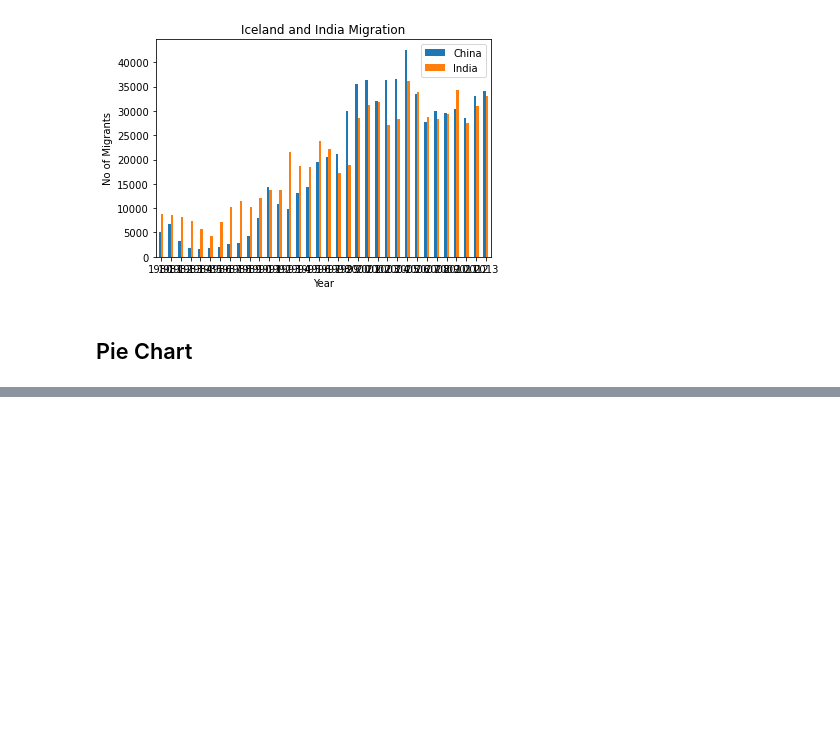
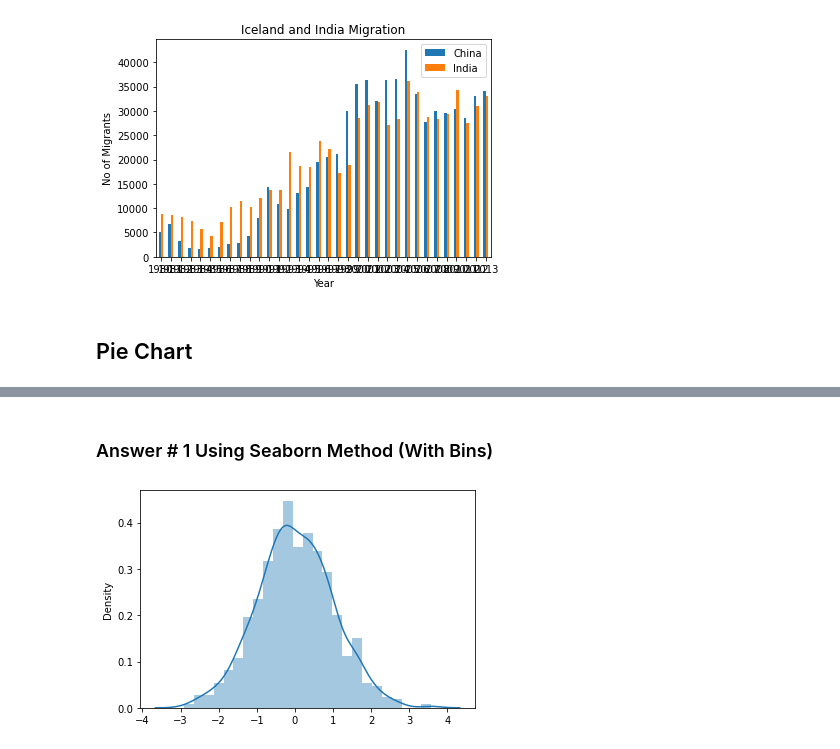
Before and after one commit to viththiananth/Data-Visualization-Using-Python_My-Pursuit, a Jupyter notebook: 2. Matplotlib_Data Visualization with Python_In Class.ipynb, the cells around one changed output, grey strips where cells are left out. Cells and saved outputs as stored; diff of their text form; code cells hidden in the pictures; blank space fills up the shorter version.

```diff
--- a/2. Matplotlib_Data Visualization with Python_In Class.ipynb
+++ b/2. Matplotlib_Data Visualization with Python_In Class.ipynb
@@ -341,0 +376,12 @@ df_pie_chart = df[col_of_interest]
+# %% [markdown]
+### Answer # 1 Using Seaborn Method (With Bins)
+# %%
+from numpy import random
+import matplotlib.pyplot as plt
+import seaborn as sns
+
+sns.distplot(random.normal(size=1000), hist=True)
+
+plt.show()
+# %% [output]
+[figure, added]
```
Also changed, not shown: parts of 40 cells of this notebook, 2 other files.
